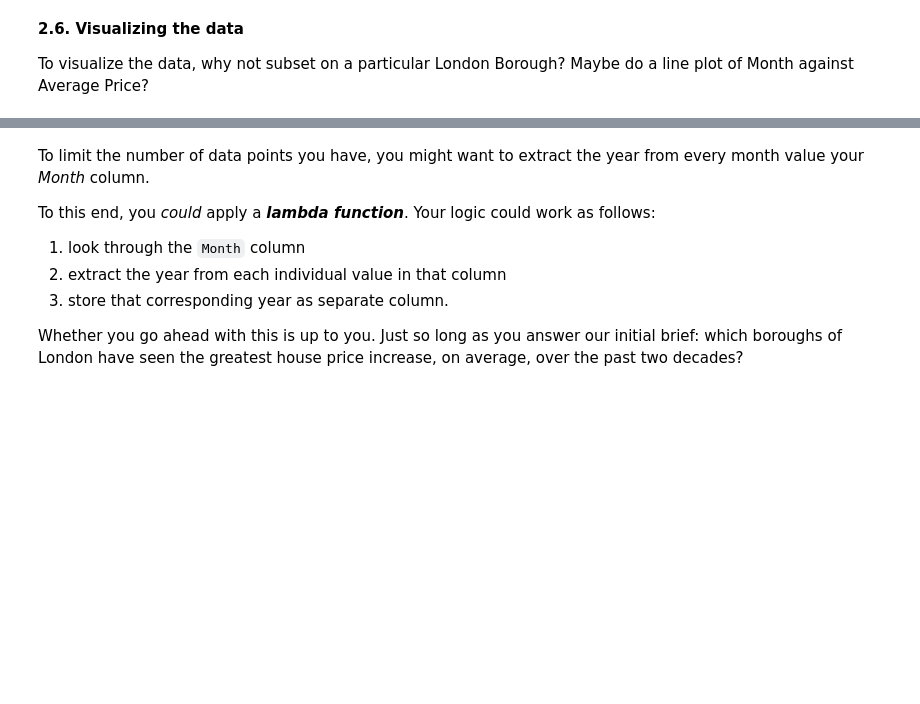
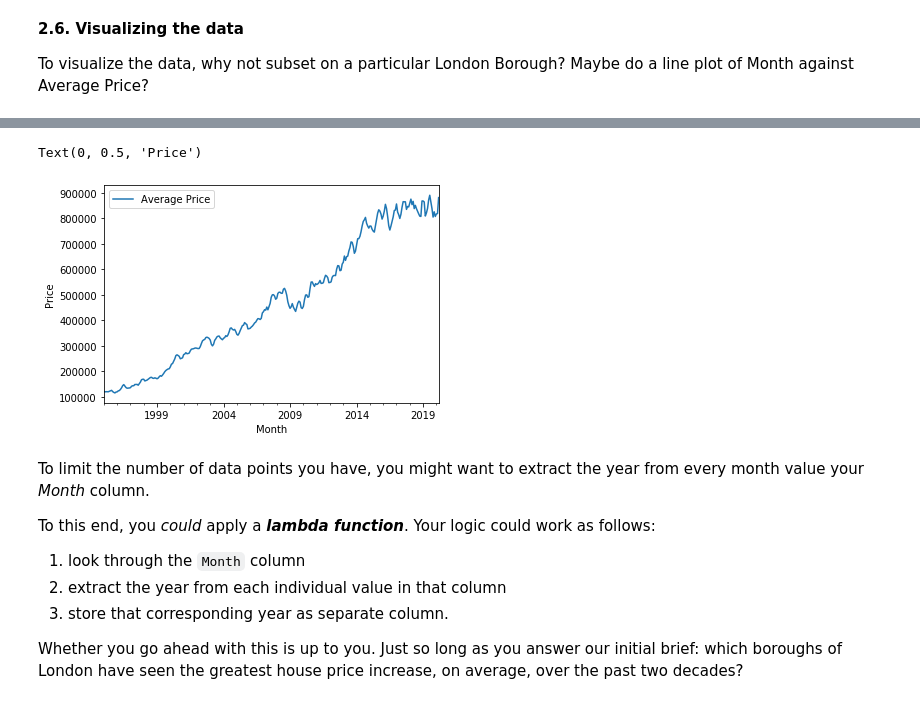
Before and after one commit to Akankshajag/Springboard, a Jupyter notebook: London_Borough.ipynb, the cells around one changed output, grey strips where cells are left out. Drawn from its saved outputs; the diff is of its cells as text; code cells hidden in the pictures; blank space fills up the shorter version.

```diff
--- a/London_Borough.ipynb
+++ b/London_Borough.ipynb
@@ -492,3 +492,5 @@ df.head()
 **2.6. Visualizing the data**
 
 To visualize the data, why not subset on a particular London Borough? Maybe do a line plot of Month against Average Price?
+# %%
+Camden_price=df[df['London_Borough']=='Camden']
@@ -495,3 +506,9 @@ To visualize the data, why not subset on a particular London Borough? Maybe do a
+# %%
+ax=Camden_price.plot(kind='line',x='Month',y='Average Price')
+ax.set_ylabel('Price')
+# %% [output]
+Text(0, 0.5, 'Price')
+[figure, added]
 # %% [markdown]
 To limit the number of data points you have, you might want to extract the year from every month value your *Month* column.
 
```
Also changed, not shown: parts of 19 cells of this notebook.
